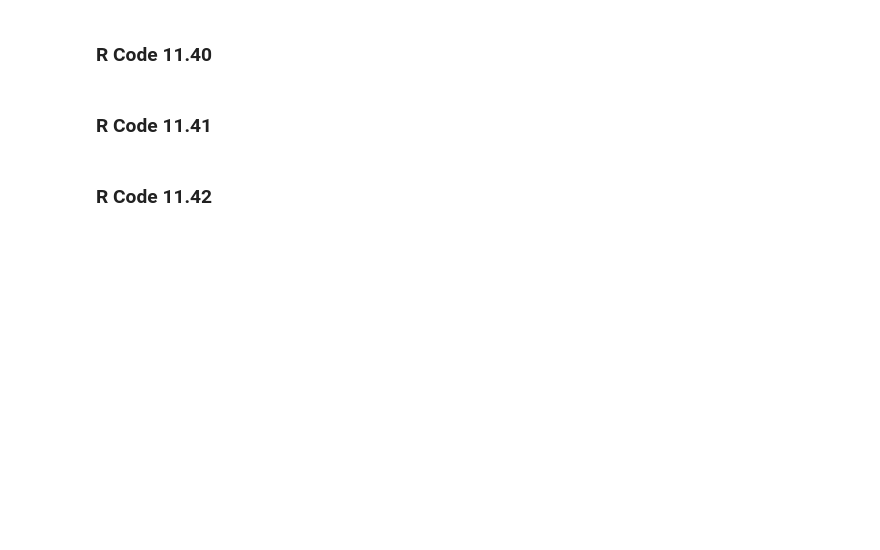
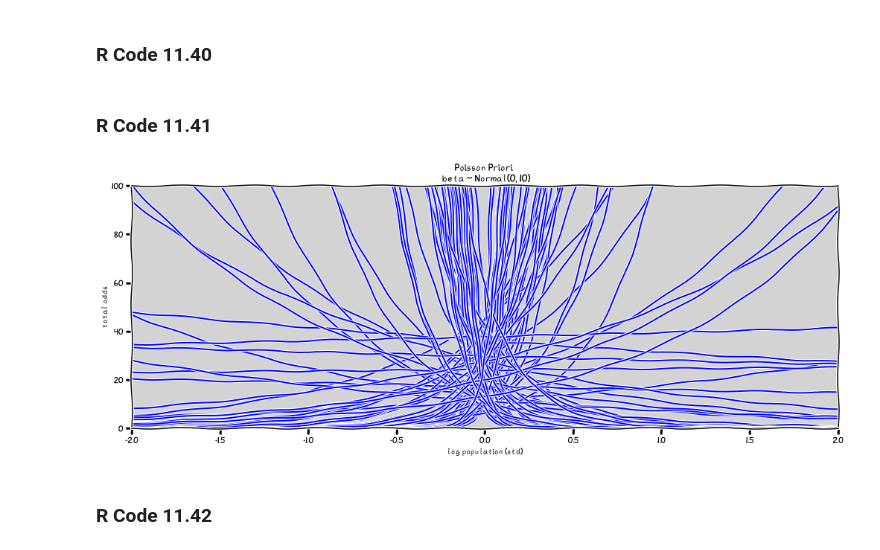
Before and after one commit to rodolphomacedo/statistical_rethinking_pt_BR, a Jupyter notebook: parte_11.ipynb, the cells around one changed output. Drawn from its saved outputs; the diff is of its cells as text; code cells hidden in the pictures; blank space fills up the shorter version.

Commit message:
update: update the cap 11 - Poisson regression

```diff
--- a/parte_11.ipynb
+++ b/parte_11.ipynb
@@ -1655,16 +1650,26 @@ plt.show()
 # %%
 N = 100
 a = np.random.normal(3, 0.5, N)  # prior to alpha
 b = np.random.normal(0, 10, N)  # prior to beta
 
-x = np.arange(100)
+x = np.linspace(-2, 2, 100)
 
 prioris = []
 
+plt.figure(figsize=(17, 6))
+
 for i in range(N):
-    prioris.append(np.exp(a[i] + b[i] * x))
+    plt.plot(x, np.exp(a[i] + b[i] * x), c='blue')
 
-plt.plot(prioris)
+plt.xlim(-2, 2)
+plt.ylim(0, 100)
+
+plt.title('Poisson Priori \n beta ~ Normal(0, 10)')
+plt.xlabel('log population (std)')
+plt.ylabel('total odds')
+
 plt.show()
+# %% [output]
+[figure, added]
 # %% [markdown]
 ### R Code 11.42
```
Also changed, not shown: parts of 64 cells of this notebook.
